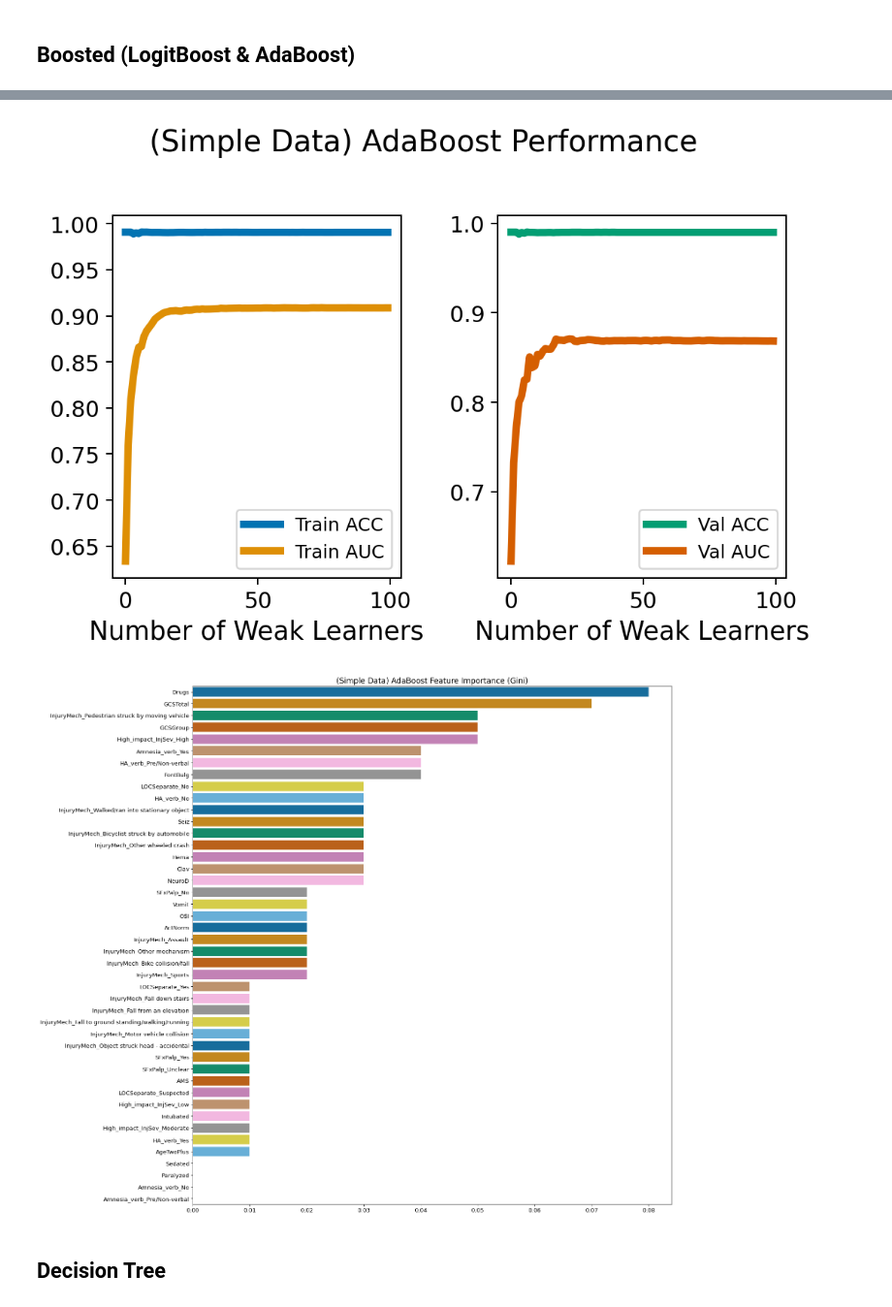
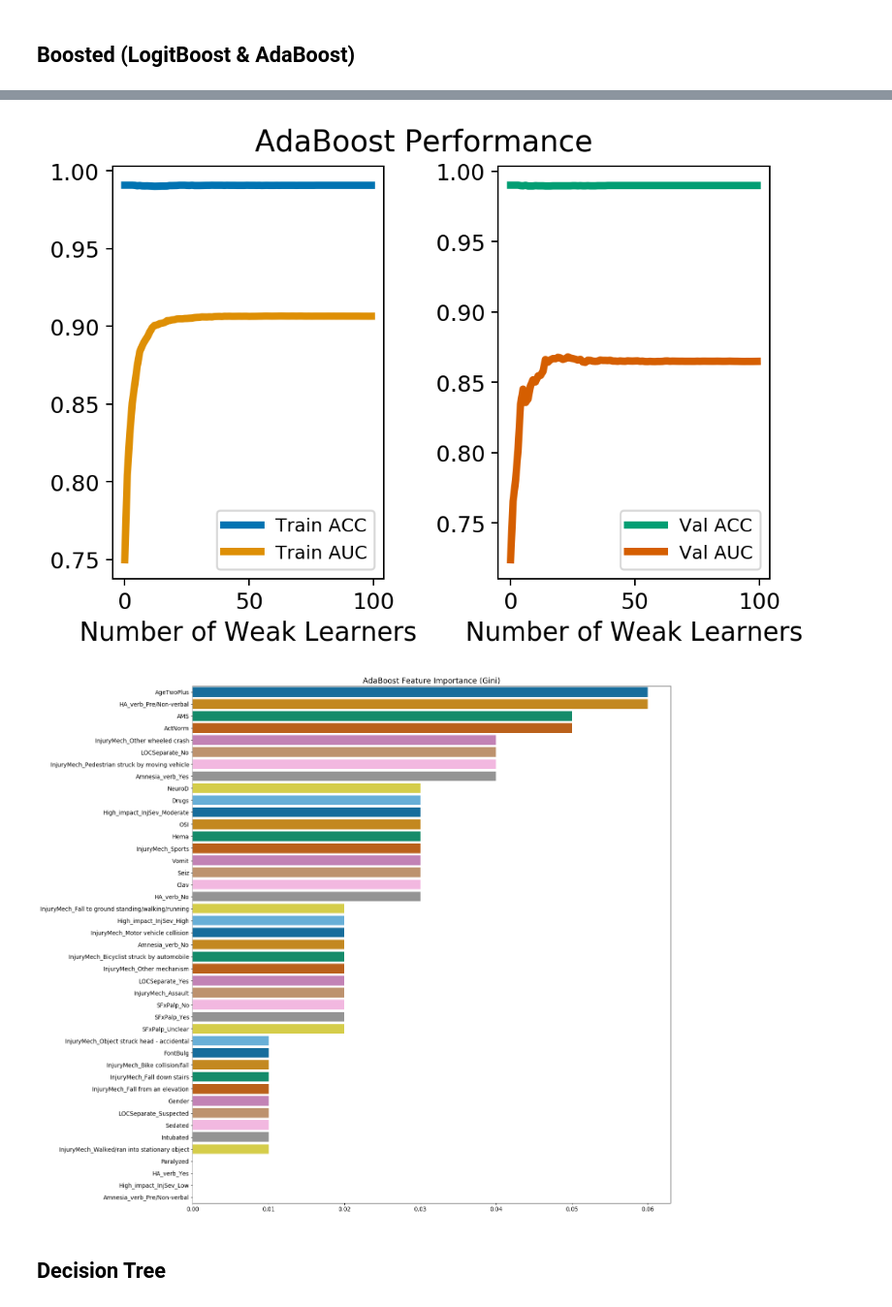
Before and after one commit to Yu-Group/clinical-rule-vetting, a Jupyter notebook: rulevetting/projects/tbi_pecarn/notebooks/01_fit_interpretable_models.ipynb, the cells around one changed output, grey strips where cells are left out. Shown at 97% size. Drawn from its saved outputs; the diff is of its cells as text; code cells hidden in the pictures.

```diff
--- a/rulevetting/projects/tbi_pecarn/notebooks/01_fit_interpretable_models.ipynb
+++ b/rulevetting/projects/tbi_pecarn/notebooks/01_fit_interpretable_models.ipynb
@@ -260,6 +244,9 @@ def fit_eval_boosted(model, X_train, y_train, X_val, y_val, title_str):
             auc_val.append(roc_auc_score(y_val, vp[:, 1]))
             acc_val.append((y_val == vp.argmax(axis=1)).mean())
 
+    # Print out the stats
+    predict_stats(y_val, vp[:, 1], verbose = True)
+
     # Plot ACC/AUC as function of number of weak learners
     plt.figure()
     plt.suptitle(title_str + " Performance", y=1.02)
@@ -279,7 +266,7 @@ def fit_eval_boosted(model, X_train, y_train, X_val, y_val, title_str):
     plt.tight_layout()
 
     # Plot Feature Importances
-    barplot(pd.Series(dict(zip(simple_var_list[:-1],
+    barplot(pd.Series(dict(zip(X_train.columns,
                            model.feature_importances_))).sort_values(ascending=False),
         False, title_str + " Feature Importance (Gini)"
        )
@@ -299,5 +304,5 @@ aboost, aboost_perf = fit_eval_boosted(aboost, X_train, y_train, X_tune, y_tune,
-[figure, old version]
+[figure, new version]
-[figure, old version]
+[figure, new version]
 # %% [markdown]
 ## Decision Tree
 # %%
```
Also changed, not shown: parts of 11 cells of this notebook.
